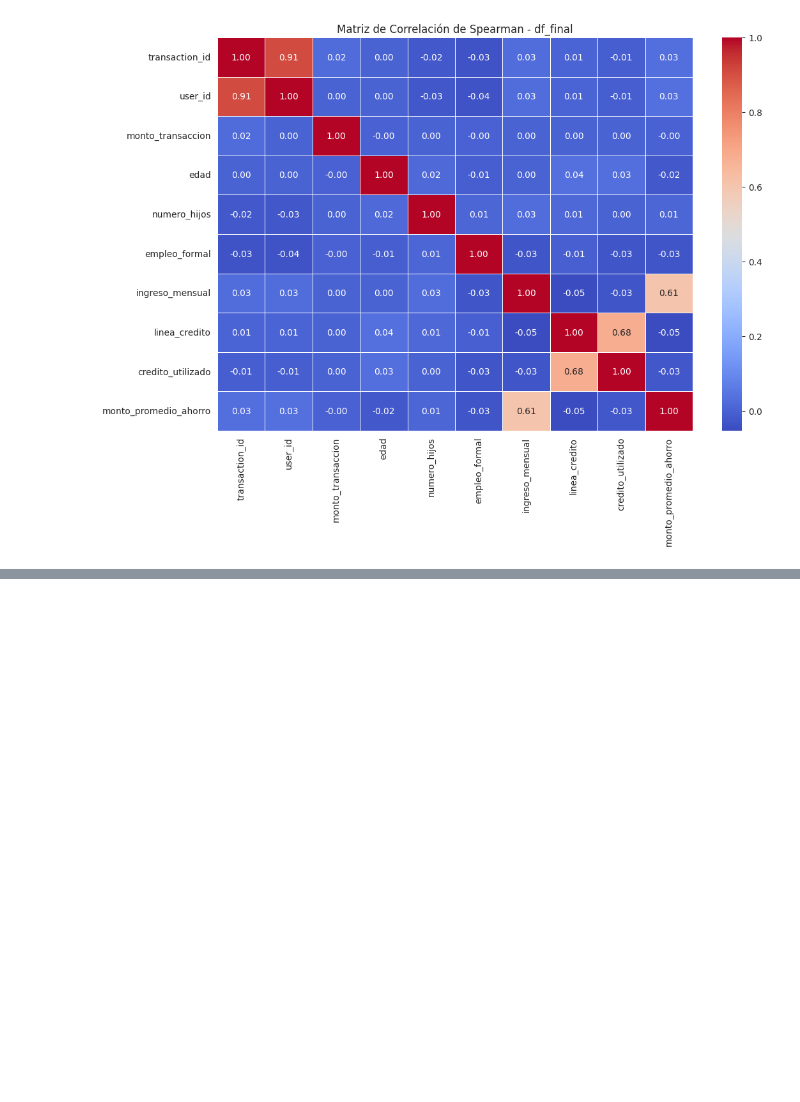
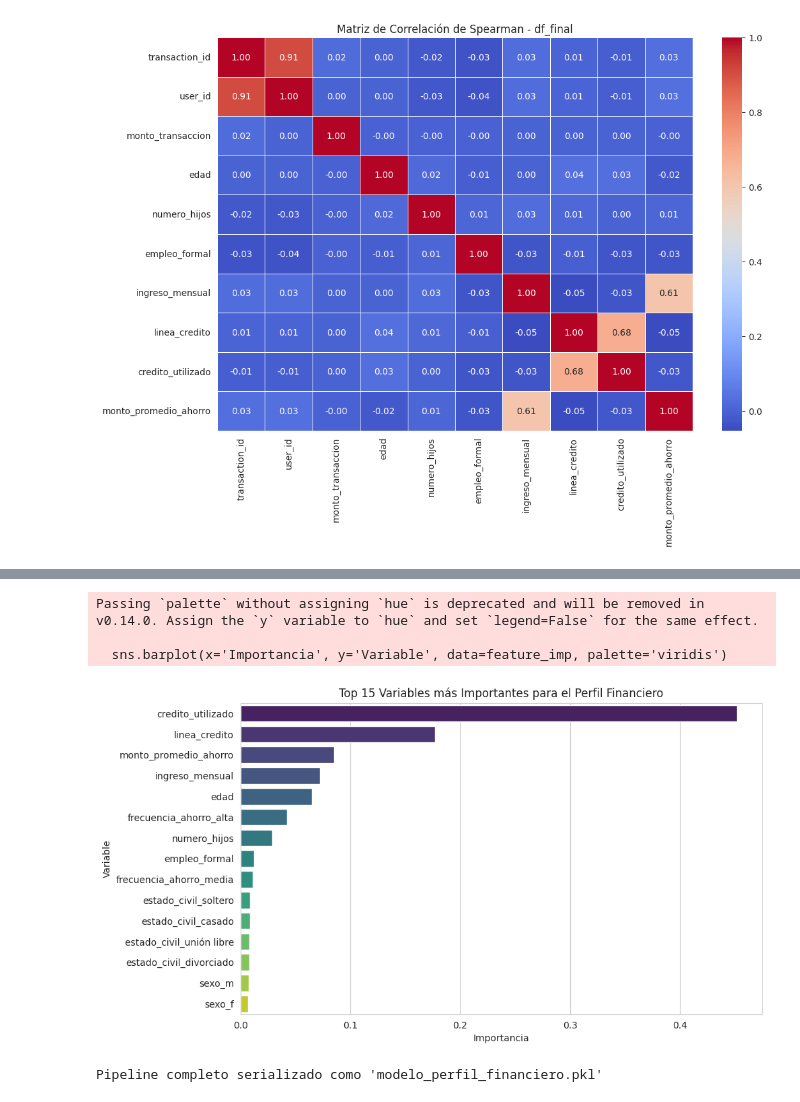
Before and after one commit to dr-dlr/drlab, a Jupyter notebook: hackathon_dataset.ipynb, the cells around one changed output, grey strips where cells are left out. Cells and saved outputs as stored; diff of their text form; code cells hidden in the pictures; blank space fills up the shorter version.

```diff
--- a/hackathon_dataset.ipynb
+++ b/hackathon_dataset.ipynb
@@ -362,0 +607,32 @@ plt.show()
+# %%
+def plot_feature_importance(model, numeric_features, categorical_features):
+    # Obtener nombres de columnas tras OneHotEncoder
+    ohe_features = model.named_steps['preprocessor'].named_transformers_['cat'].get_feature_names_out(categorical_features)
+    feature_names = numeric_features + ohe_features.tolist()
+
+    # Extraer importancias
+    importances = model.named_steps['classifier'].feature_importances_
+
+    # Crear DataFrame y graficar
+    feature_imp = pd.DataFrame({'Variable': feature_names, 'Importancia': importances})
+    feature_imp = feature_imp.sort_values(by='Importancia', ascending=False).head(15)
+
+    plt.figure(figsize=(10, 6))
+    sns.barplot(x='Importancia', y='Variable', data=feature_imp, palette='viridis')
+    plt.title('Top 15 Variables más Importantes para el Perfil Financiero')
+    plt.show()
+
+    return feature_imp
+
+# Mostrar importancia
+feat_imp_df = plot_feature_importance(best_model, numeric_features, categorical_features)
+
+# 9. Serialización
+joblib.dump(best_model, 'modelo_perfil_financiero.pkl')
+print("Pipeline completo serializado como 'modelo_perfil_financiero.pkl'")
+# %% [output]
+Passing `palette` without assigning `hue` is deprecated and will be removed in v0.14.0. Assign the `y` variable to `hue` and set `legend=False` for the same effect.
+
+  sns.barplot(x='Importancia', y='Variable', data=feature_imp, palette='viridis')
+[figure, added]
+Pipeline completo serializado como 'modelo_perfil_financiero.pkl'
```
Also changed, not shown: parts of 12 cells of this notebook.
